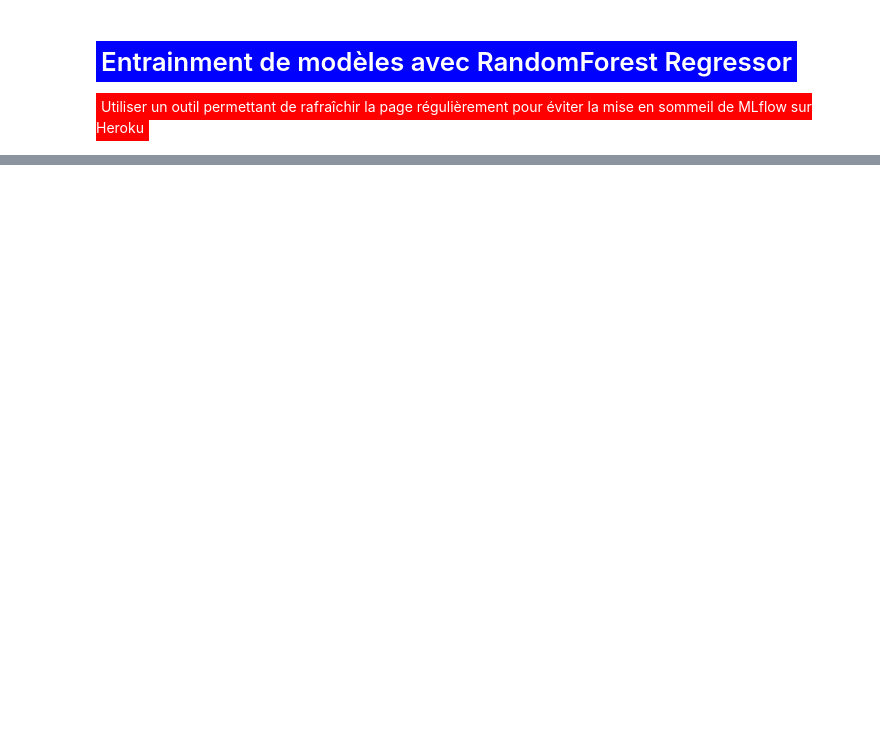
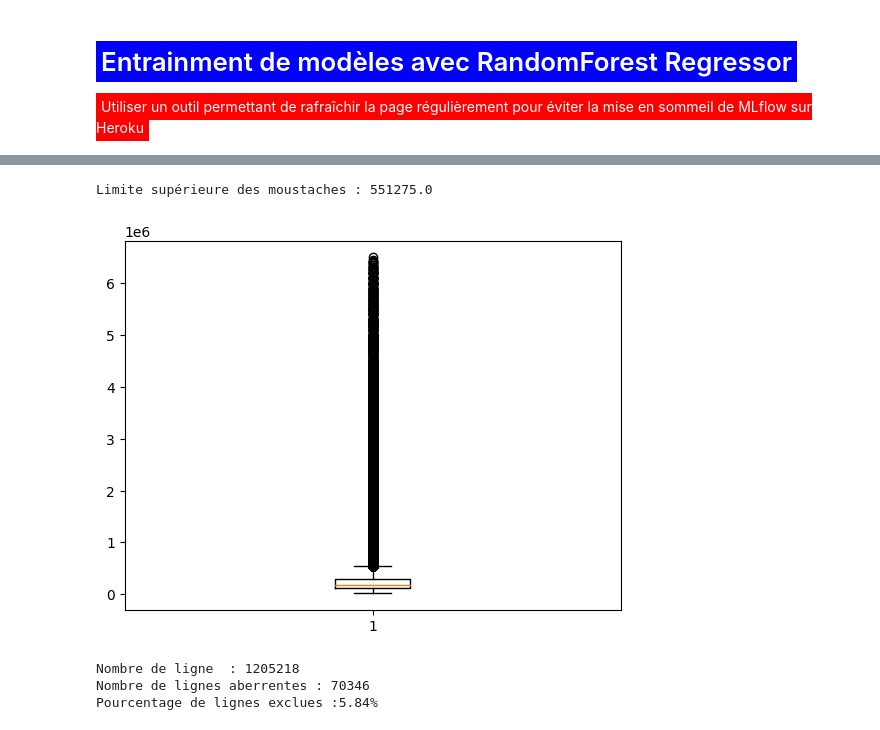
Before and after one commit to Kevin-Le-Grand/certif_app_immo, a Jupyter notebook: model/train_randomforest.ipynb, the cells around one changed output, grey strips where cells are left out. Saved outputs shown, nothing was run; the diff lists cells and outputs as text; code cells hidden in the pictures; blank space fills up the shorter version.

Commit message:
ajout de la suppression des outliers par calcul + entrainement de différents modèles dans train_randomforest + changement matrice de correlation dans EDA

```diff
--- a/model/train_randomforest.ipynb
+++ b/model/train_randomforest.ipynb
@@ -474,0 +148,37 @@ Itération N°1 : train score = 0.8115643231067093 -- validation score = 0.68116
+# %%
+import matplotlib.pyplot as plt
+import seaborn as sns
+import numpy as np
+
+# Création des données fictives
+data = df
+
+# Création du boxplot avec Matplotlib
+plt.boxplot(data["MONTANT"])
+
+# # Récupération des valeurs des traits de la boîte
+# for line in plt.gca().lines:
+#     x, y = line.get_xydata()[0]  # Point inférieur gauche de la ligne
+#     print(f"Trait de la boîte : {x}, {y}")
+
+# Calcul des statistiques de base
+q1 = np.percentile(data["MONTANT"], 25)  # Premier quartile (25e percentile)
+q3 = np.percentile(data["MONTANT"], 75)  # Troisième quartile (75e percentile)
+iqr = q3 - q1  # Intervalle interquartile
+
+# Calcul de la limite supérieure des moustaches
+whisker_upper = q3 + 1.5 * iqr
+print("Limite supérieure des moustaches :", whisker_upper)
+# %% [output]
+Limite supérieure des moustaches : 551275.0
+[figure, added]
+# %%
+nb_lignes=df.shape[0]
+nb_sup_moustache = df.loc[df.MONTANT>whisker_upper,:].shape[0]
+print(f"Nombre de ligne  : {nb_lignes}")
+print(f"Nombre de lignes aberrentes : {nb_sup_moustache}")
+print(f"Pourcentage de lignes exclues :{round(nb_sup_moustache*100/nb_lignes,2)}%")
+# %% [output]
+Nombre de ligne  : 1205218
+Nombre de lignes aberrentes : 70346
+Pourcentage de lignes exclues :5.84%
```
Also changed, not shown: parts of 16 cells of this notebook, 1 other file.
